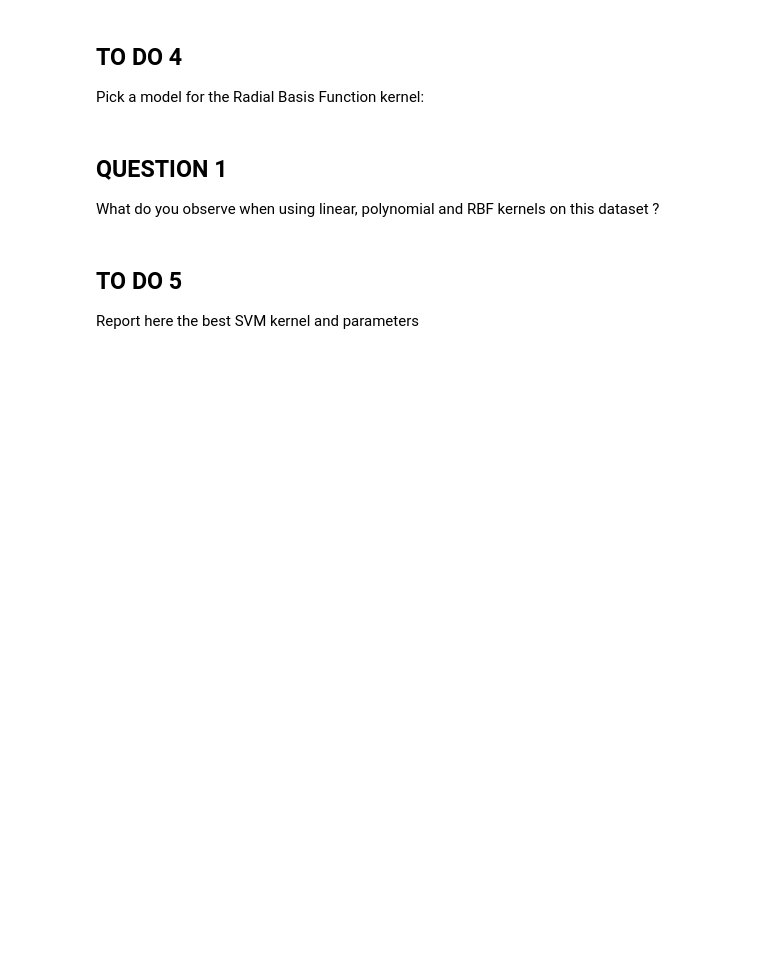
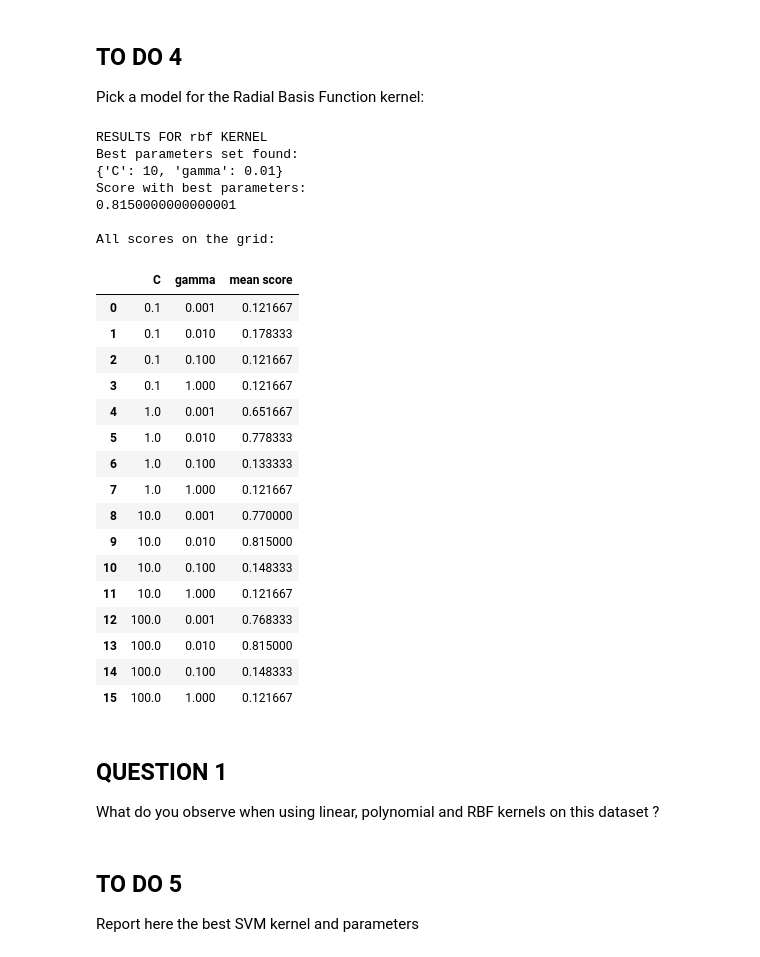
Before and after one commit to NicolaZomer/MachineLearning_Y2122, a Jupyter notebook: lab2/lab2_assignment.ipynb, the cells around one changed output. Saved outputs shown, nothing was run; the diff lists cells and outputs as text; code cells hidden in the pictures; blank space fills up the shorter version.

```diff
--- a/lab2/lab2_assignment.ipynb
+++ b/lab2/lab2_assignment.ipynb
@@ -180,21 +282,51 @@ Pick a model for the Radial Basis Function kernel:
 # %%
 # parameters for rbf SVM
 parameters = {'C': [0.1, 1, 10, 100],'gamma':[0.001, 0.01, 0.1,1]}
 
 #run SVM with rbf kernel
 
-# ADD YOUR CODE
+svc = SVC(kernel = 'rbf')
+rbf_model = GridSearchCV(svc, parameters)
+results_rbf = rbf_model.fit(X_train, y_train)
 
 print ('RESULTS FOR rbf KERNEL')
-
 print("Best parameters set found:")
-# ADD YOUR CODE
+print(results_rbf.best_params_)
 
 print("Score with best parameters:")
-# ADD YOUR CODE
+print(results_rbf.best_score_)
 
 print("\nAll scores on the grid:")
-# ADD YOUR CODE
+params_comb = results_rbf.cv_results_['params']
+mean_scores = results_rbf.cv_results_['mean_test_score']
+
+df = pd.DataFrame({'C': [x['C'] for x in params_comb], 'gamma': [x['gamma'] for x in params_comb], 'mean score': mean_scores})
+df
+# %% [output]
+RESULTS FOR rbf KERNEL
+Best parameters set found:
+{'C': 10, 'gamma': 0.01}
+Score with best parameters:
+0.8150000000000001
+
+All scores on the grid:
+|  | C | gamma | mean score |
+| 0 | 0.1 | 0.001 | 0.121667 |
+| 1 | 0.1 | 0.010 | 0.178333 |
+| 2 | 0.1 | 0.100 | 0.121667 |
+| 3 | 0.1 | 1.000 | 0.121667 |
+| 4 | 1.0 | 0.001 | 0.651667 |
+| 5 | 1.0 | 0.010 | 0.778333 |
+| 6 | 1.0 | 0.100 | 0.133333 |
+| 7 | 1.0 | 1.000 | 0.121667 |
+| 8 | 10.0 | 0.001 | 0.770000 |
+| 9 | 10.0 | 0.010 | 0.815000 |
+| 10 | 10.0 | 0.100 | 0.148333 |
+| 11 | 10.0 | 1.000 | 0.121667 |
+| 12 | 100.0 | 0.001 | 0.768333 |
+| 13 | 100.0 | 0.010 | 0.815000 |
+| 14 | 100.0 | 0.100 | 0.148333 |
+| 15 | 100.0 | 1.000 | 0.121667 |
 # %% [markdown]
 ## QUESTION 1
 What do you observe when using linear, polynomial and RBF kernels on this dataset ?
```
Also changed, not shown: parts of 22 cells of this notebook.
